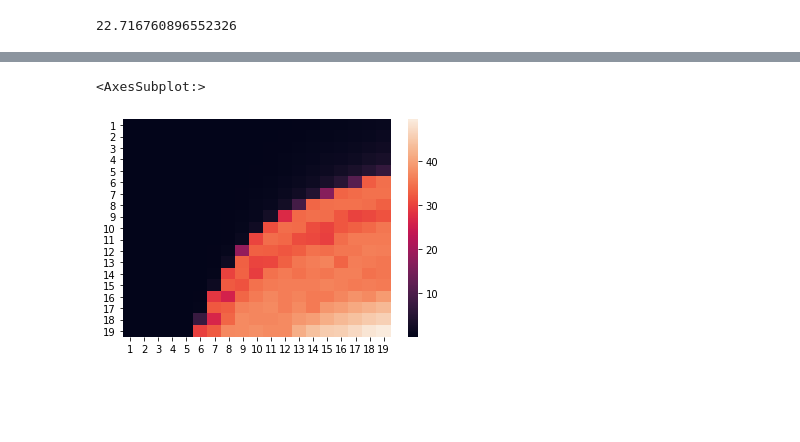
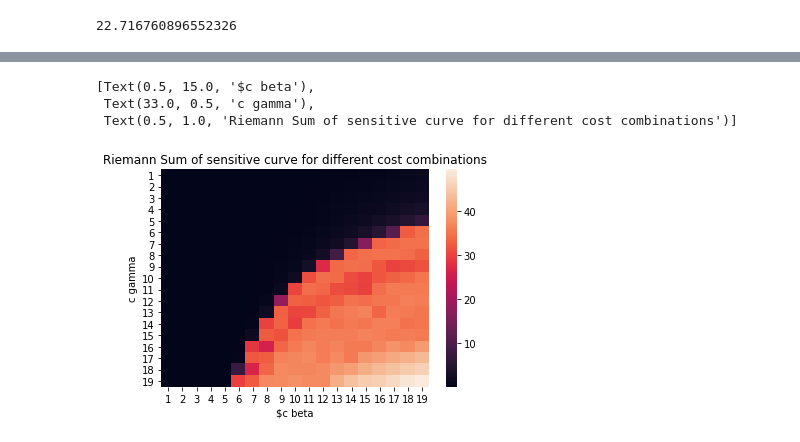
Before and after one commit to mjemons/IDD_TB, a Jupyter notebook: scripts/simulation-SIS.ipynb, the cells around one changed output, grey strips where cells are left out. Drawn from its saved outputs; the diff is of its cells as text; code cells hidden in the pictures; blank space fills up the shorter version.

Commit message:
changed axis of heatmap

```diff
--- a/scripts/simulation-SIS.ipynb
+++ b/scripts/simulation-SIS.ipynb
@@ -504,8 +504,11 @@ data
 | 17 | 0.036609 | 0.036835 | 0.049062 | 0.070851 | 0.133416 | 0.510054 | 32.210183 | 32.913576 | 36.527938 | 37.115381 | 37.560988 | ... |
 | 18 | 0.036803 | 0.037489 | 0.050363 | 0.075873 | 0.159091 | 7.411765 | 26.679211 | 33.572490 | 37.500409 | 37.078097 | 37.109490 | ... |
 | 19 | 0.036923 | 0.038647 | 0.051766 | 0.081222 | 0.195466 | 29.928663 | 32.395414 | 37.380755 | 37.518202 | 37.998878 | 37.567133 | ... |
-# %%
-sn.heatmap(data)
-# %% [output]
-<AxesSubplot:>
-[figure, removed]
+# %%
+ax = sn.heatmap(data)
+ax.set(xlabel='$c beta', ylabel='c gamma', title='Riemann Sum of sensitive curve for different cost combinations')
+# %% [output]
+[Text(0.5, 15.0, '$c beta'),
+ Text(33.0, 0.5, 'c gamma'),
+ Text(0.5, 1.0, 'Riemann Sum of sensitive curve for different cost combinations')]
+[figure, added]
```
